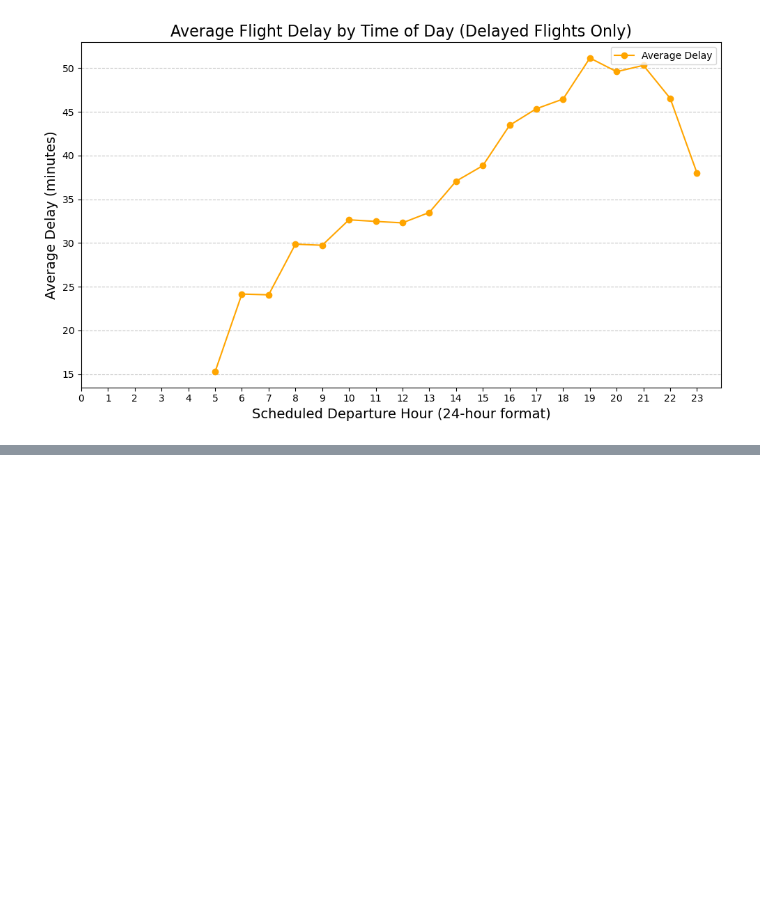
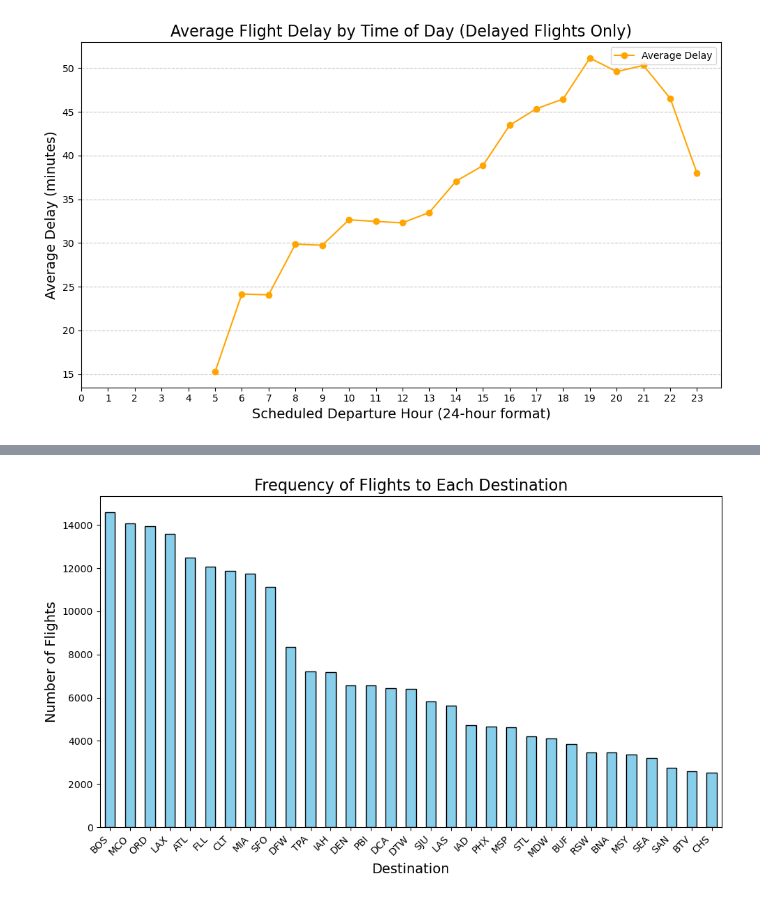
Before and after one commit to ifmay/DataScienceFinal, a Jupyter notebook: graphs.ipynb, the cells around one changed output, grey strips where cells are left out. Cells and saved outputs as stored; diff of their text form; code cells hidden in the pictures; blank space fills up the shorter version.

```diff
--- a/graphs.ipynb
+++ b/graphs.ipynb
@@ -320,0 +405,34 @@ See the caveats in the documentation: https://pandas.pydata.org/pandas-docs/stab
+# %%
+import pandas as pd
+import matplotlib.pyplot as plt
+
+def plot_destination_frequency(input_file):
+    """
+    Plots the frequency of flights to each destination in the dataset.
+
+    Parameters:
+        input_file (str): The path to the input flights.csv file.
+    """
+    # Load the data
+    flights = pd.read_csv(input_file)
+
+    # Count the number of flights to each destination
+    destination_counts = flights['dest'].value_counts()
+
+    # Plot the data
+    plt.figure(figsize=(10, 6))  # Set the figure size
+    destination_counts.plot(kind='bar', color='skyblue', edgecolor='black')
+
+    # Add titles and labels
+    plt.title('Frequency of Flights to Each Destination', fontsize=16)
+    plt.xlabel('Destination', fontsize=14)
+    plt.ylabel('Number of Flights', fontsize=14)
+    plt.xticks(rotation=45, ha='right')  # Rotate x-axis labels for better readability
+
+    # Display the plot
+    plt.tight_layout()  # Adjust layout to prevent overlap
+    plt.show()
+
+plot_destination_frequency('revised_flights.csv')
+# %% [output]
+[figure, added]
```
Also changed, not shown: parts of 6 cells of this notebook, 2 other files.
